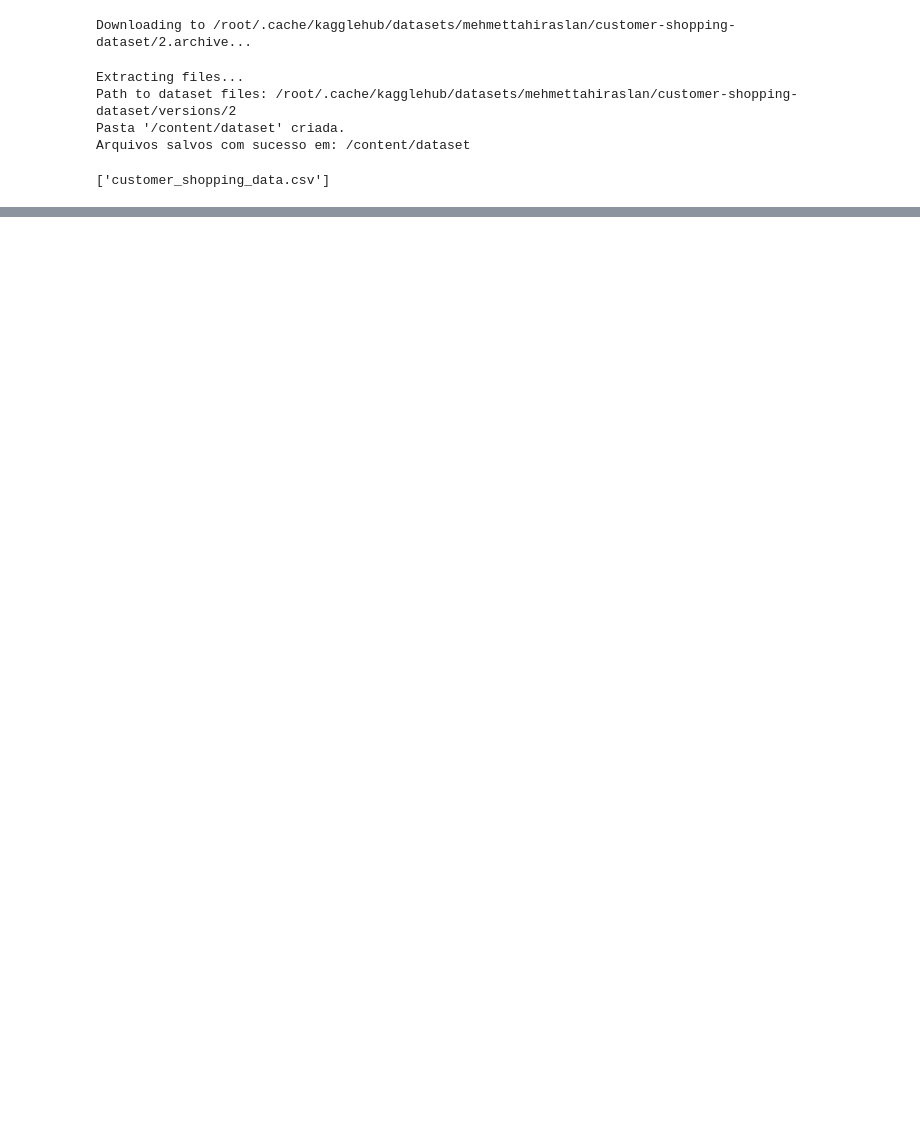
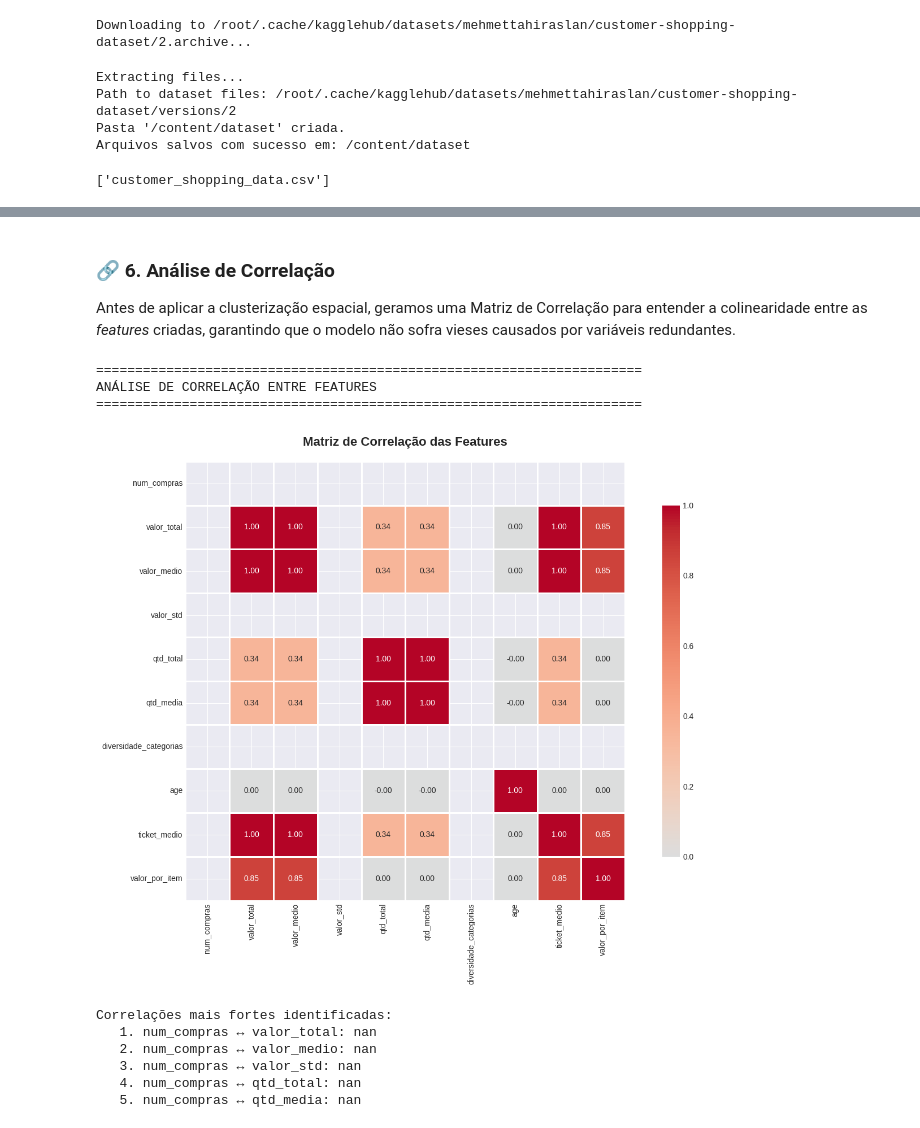
Before and after one commit to Eduardo-Bomfim/Insight-Hub, a Jupyter notebook: notebook/Insight_Hub.ipynb, the cells around one changed output, grey strips where cells are left out. Saved outputs shown, nothing was run; the diff lists cells and outputs as text; code cells hidden in the pictures; blank space fills up the shorter version.

```diff
--- a/notebook/Insight_Hub.ipynb
+++ b/notebook/Insight_Hub.ipynb
@@ -38,0 +274,52 @@ Arquivos salvos com sucesso em: /content/dataset
+# %% [markdown]
+### 🔗 6. Análise de Correlação
+
+Antes de aplicar a clusterização espacial, geramos uma Matriz de Correlação para entender a colinearidade entre as *features* criadas, garantindo que o modelo não sofra vieses causados por variáveis redundantes.
+# %%
+# Célula 6 - Análise de correlação
+
+print("="*70)
+print("ANÁLISE DE CORRELAÇÃO ENTRE FEATURES")
+print("="*70)
+
+numeric_features = customer_features.select_dtypes(include=[np.number])
+
+# Remove customer_id apenas se existir
+numeric_features = numeric_features.drop(columns=['customer_id'], errors='ignore')
+
+# Matriz de correlação
+correlation_matrix = numeric_features.corr()
+
+# Visualização
+plt.figure(figsize=(14, 10))
+sns.heatmap(correlation_matrix, annot=True, fmt='.2f', cmap='coolwarm',
+            center=0, square=True, linewidths=1, cbar_kws={"shrink": 0.8})
+plt.title('Matriz de Correlação das Features', fontsize=16, fontweight='bold', pad=20)
+plt.tight_layout()
+plt.show()
+
+print("\nCorrelações mais fortes identificadas:")
+# Encontrar as maiores correlações (excluindo a diagonal)
+corr_pairs = []
+for i in range(len(correlation_matrix.columns)):
+    for j in range(i+1, len(correlation_matrix.columns)):
+        corr_pairs.append({
+            'feature1': correlation_matrix.columns[i],
+            'feature2': correlation_matrix.columns[j],
+            'correlation': abs(correlation_matrix.iloc[i, j])
+        })
+
+top_correlations = sorted(corr_pairs, key=lambda x: x['correlation'], reverse=True)[:5]
+for idx, pair in enumerate(top_correlations, 1):
+    print(f"   {idx}. {pair['feature1']} ↔ {pair['feature2']}: {pair['correlation']:.3f}")
+# %% [output]
+======================================================================
+ANÁLISE DE CORRELAÇÃO ENTRE FEATURES
+======================================================================
+[figure, added]
+Correlações mais fortes identificadas:
+   1. num_compras ↔ valor_total: nan
+   2. num_compras ↔ valor_medio: nan
+   3. num_compras ↔ valor_std: nan
+   4. num_compras ↔ qtd_total: nan
+   5. num_compras ↔ qtd_media: nan
```
Also changed, not shown: parts of 33 cells of this notebook.
